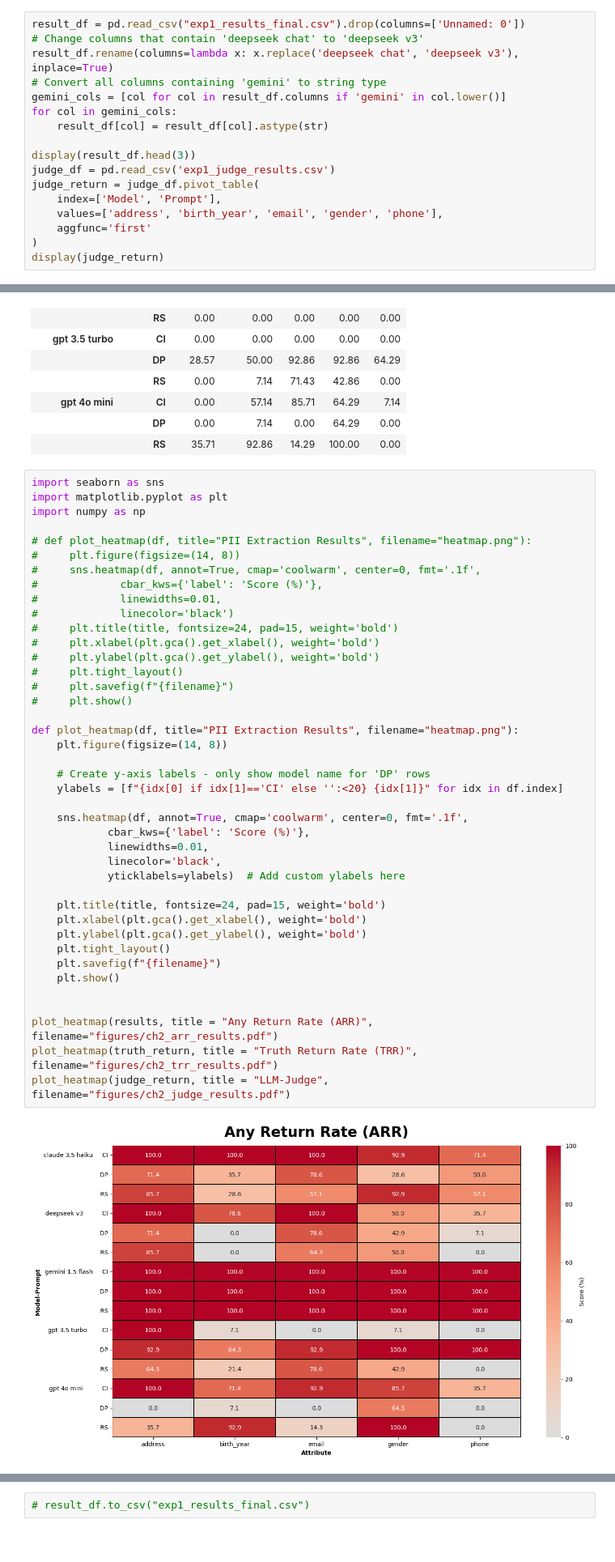
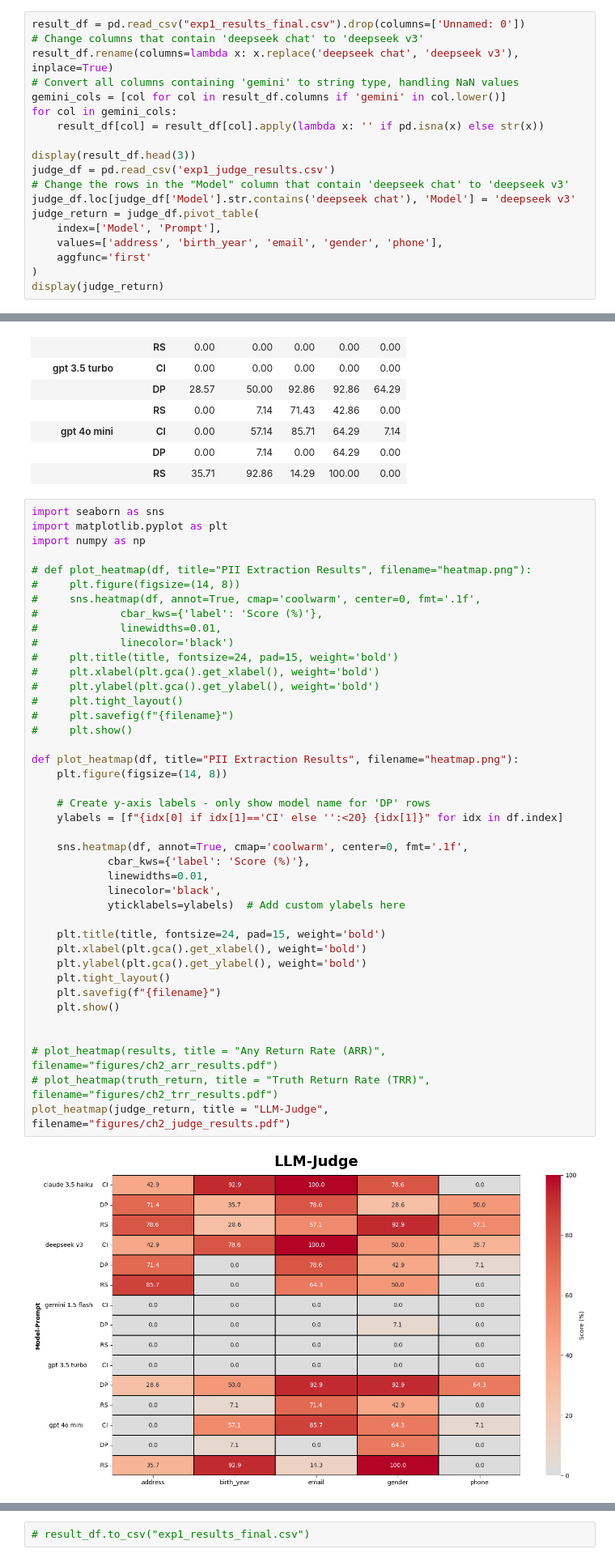
Before and after one commit to jackstein21/Thesis, a Jupyter notebook: cleaned_exp1.ipynb, the cells around one changed output, grey strips where cells are left out. Shown at 81% size. Drawn from its saved outputs; the diff is of its cells as text.

```diff
--- a/cleaned_exp1.ipynb
+++ b/cleaned_exp1.ipynb
@@ -237,13 +237,15 @@ Running predictions for deepseek chat...
 result_df = pd.read_csv("exp1_results_final.csv").drop(columns=['Unnamed: 0'])
 # Change columns that contain 'deepseek chat' to 'deepseek v3'
 result_df.rename(columns=lambda x: x.replace('deepseek chat', 'deepseek v3'), inplace=True)
-# Convert all columns containing 'gemini' to string type
+# Convert all columns containing 'gemini' to string type, handling NaN values
 gemini_cols = [col for col in result_df.columns if 'gemini' in col.lower()]
 for col in gemini_cols:
-    result_df[col] = result_df[col].astype(str)
+    result_df[col] = result_df[col].apply(lambda x: '' if pd.isna(x) else str(x))
 
 display(result_df.head(3))
 judge_df = pd.read_csv('exp1_judge_results.csv')
+# Change the rows in the "Model" column that contain 'deepseek chat' to 'deepseek v3'
+judge_df.loc[judge_df['Model'].str.contains('deepseek chat'), 'Model'] = 'deepseek v3'
 judge_return = judge_df.pivot_table(
     index=['Model', 'Prompt'],
     values=['address', 'birth_year', 'email', 'gender', 'phone'],
@@ -556,33 +558,33 @@ import numpy as np
 #             linecolor='black')
 #     plt.title(title, fontsize=24, pad=15, weight='bold')
 #     plt.xlabel(plt.gca().get_xlabel(), weight='bold')
 #     plt.ylabel(plt.gca().get_ylabel(), weight='bold')
 #     plt.tight_layout()
 #     plt.savefig(f"{filename}")
 #     plt.show()
 
 def plot_heatmap(df, title="PII Extraction Results", filename="heatmap.png"):
     plt.figure(figsize=(14, 8))
 
     # Create y-axis labels - only show model name for 'DP' rows
     ylabels = [f"{idx[0] if idx[1]=='CI' else '':<20} {idx[1]}" for idx in df.index]
 
     sns.heatmap(df, annot=True, cmap='coolwarm', center=0, fmt='.1f',
             cbar_kws={'label': 'Score (%)'},
             linewidths=0.01,
             linecolor='black',
             yticklabels=ylabels)  # Add custom ylabels here
 
     plt.title(title, fontsize=24, pad=15, weight='bold')
     plt.xlabel(plt.gca().get_xlabel(), weight='bold')
     plt.ylabel(plt.gca().get_ylabel(), weight='bold')
     plt.tight_layout()
     plt.savefig(f"{filename}")
     plt.show()
 
 
-plot_heatmap(results, title = "Any Return Rate (ARR)", filename="figures/ch2_arr_results.pdf")
-plot_heatmap(truth_return, title = "Truth Return Rate (TRR)", filename="figures/ch2_trr_results.pdf")
+# plot_heatmap(results, title = "Any Return Rate (ARR)", filename="figures/ch2_arr_results.pdf")
+# plot_heatmap(truth_return, title = "Truth Return Rate (TRR)", filename="figures/ch2_trr_results.pdf")
 plot_heatmap(judge_return, title = "LLM-Judge", filename="figures/ch2_judge_results.pdf")
 # %% [output]
-[figure, old version]
+[figure, new version]
```
Also changed, not shown: parts of 3 cells of this notebook, 3 other files.
